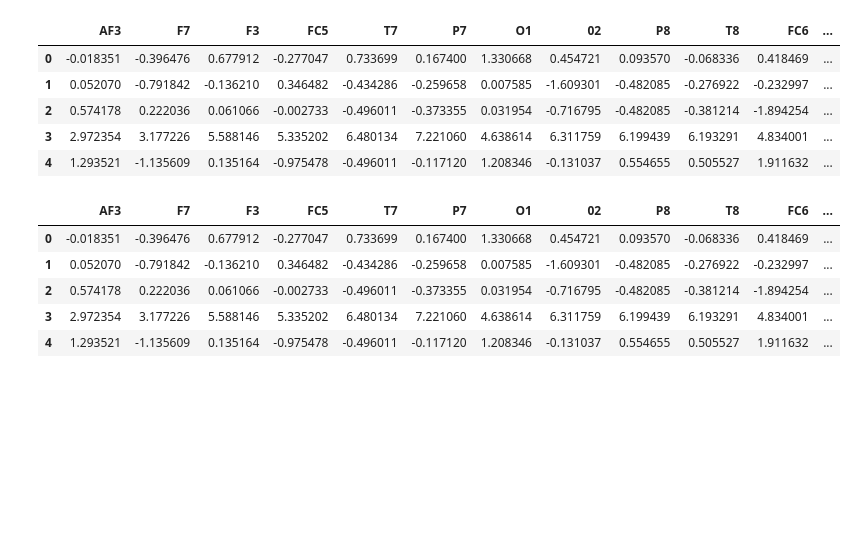
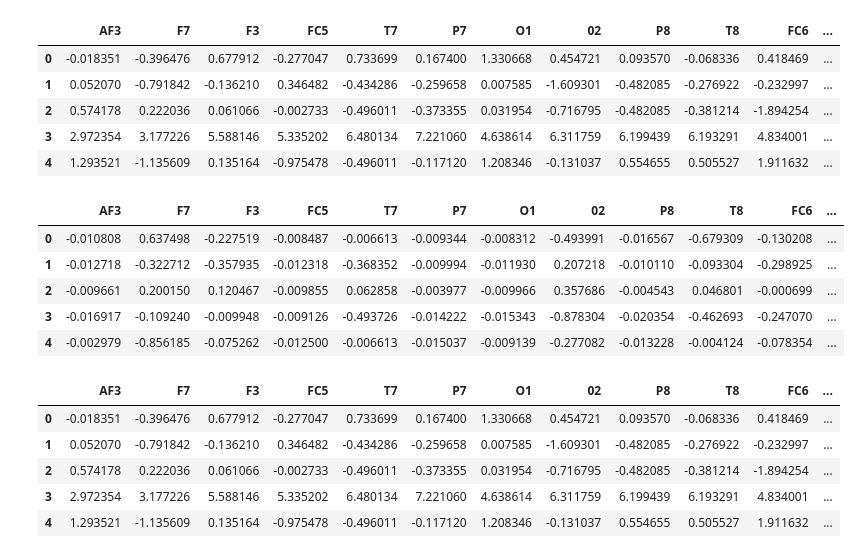
Before and after one commit to taraumutoni/Machine_Learning_course_UGent_D012554_kaggle, a Jupyter notebook: Eye blinking prediction.ipynb, the cells around one changed output. Cells and saved outputs as stored; diff of their text form; code cells hidden in the pictures; blank space fills up the shorter version.

```diff
--- a/Eye blinking prediction.ipynb
+++ b/Eye blinking prediction.ipynb
@@ -132,6 +132,24 @@ trainset_stand.head() # standardized features except label column
 | 2 | 0.574178 | 0.222036 | 0.061066 | -0.002733 | -0.496011 | -0.373355 | 0.031954 | -0.716795 | -0.482085 | -0.381214 | -1.894254 | ... |
 | 3 | 2.972354 | 3.177226 | 5.588146 | 5.335202 | 6.480134 | 7.221060 | 4.638614 | 6.311759 | 6.199439 | 6.193291 | 4.834001 | ... |
 | 4 | 1.293521 | -1.135609 | 0.135164 | -0.975478 | -0.496011 | -0.117120 | 1.208346 | -0.131037 | 0.554655 | 0.505527 | 1.911632 | ... |
+# %%
+testset_copy = testset.copy()
+index = testset.pop('index')
+# %%
+#standardized testdata
+testset_unscaled_cols = testset.columns.values
+scaler = StandardScaler()
+scaler.fit(testset)
+testset_stand = pd.DataFrame(scaler.transform(testset),columns=testset_unscaled_cols)
+
+testset_stand.head()
+# %% [output]
+|  | AF3 | F7 | F3 | FC5 | T7 | P7 | O1 | 02 | P8 | T8 | FC6 | ... |
+| 0 | -0.010808 | 0.637498 | -0.227519 | -0.008487 | -0.006613 | -0.009344 | -0.008312 | -0.493991 | -0.016567 | -0.679309 | -0.130208 | ... |
+| 1 | -0.012718 | -0.322712 | -0.357935 | -0.012318 | -0.368352 | -0.009994 | -0.011930 | 0.207218 | -0.010110 | -0.093304 | -0.298925 | ... |
+| 2 | -0.009661 | 0.200150 | 0.120467 | -0.009855 | 0.062858 | -0.003977 | -0.009966 | 0.357686 | -0.004543 | 0.046801 | -0.000699 | ... |
+| 3 | -0.016917 | -0.109240 | -0.009948 | -0.009126 | -0.493726 | -0.014222 | -0.015343 | -0.878304 | -0.020354 | -0.462693 | -0.247070 | ... |
+| 4 | -0.002979 | -0.856185 | -0.075262 | -0.012500 | -0.006613 | -0.015037 | -0.009139 | -0.277082 | -0.013228 | -0.004124 | -0.078354 | ... |
 # %%
 trainset_stand.head()
 # %% [output]
```
Also changed, not shown: parts of 2 cells of this notebook.
